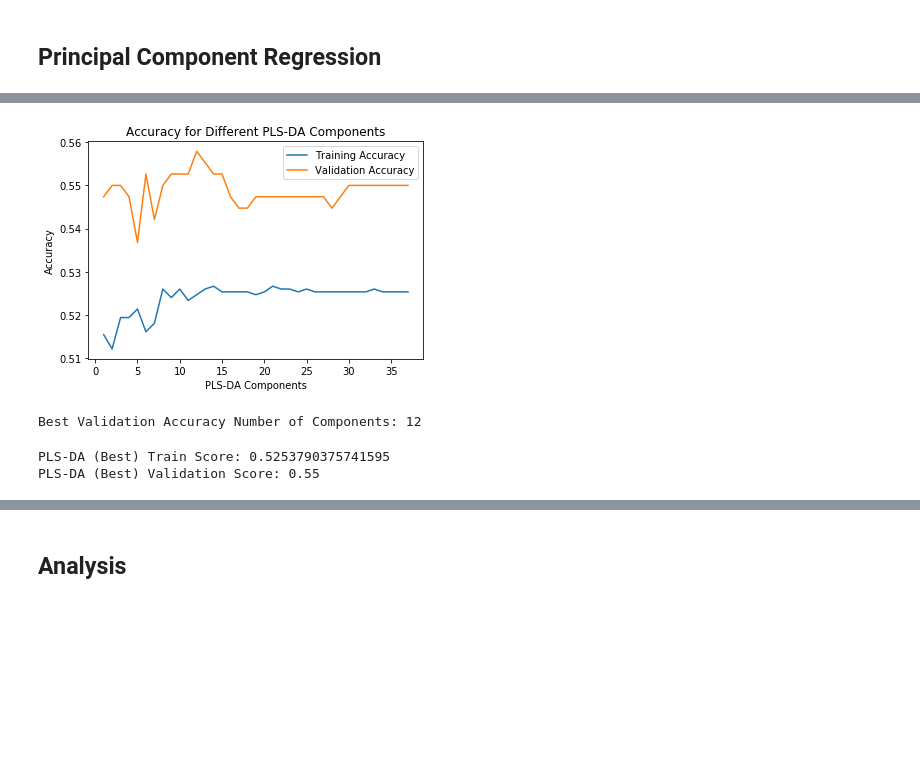
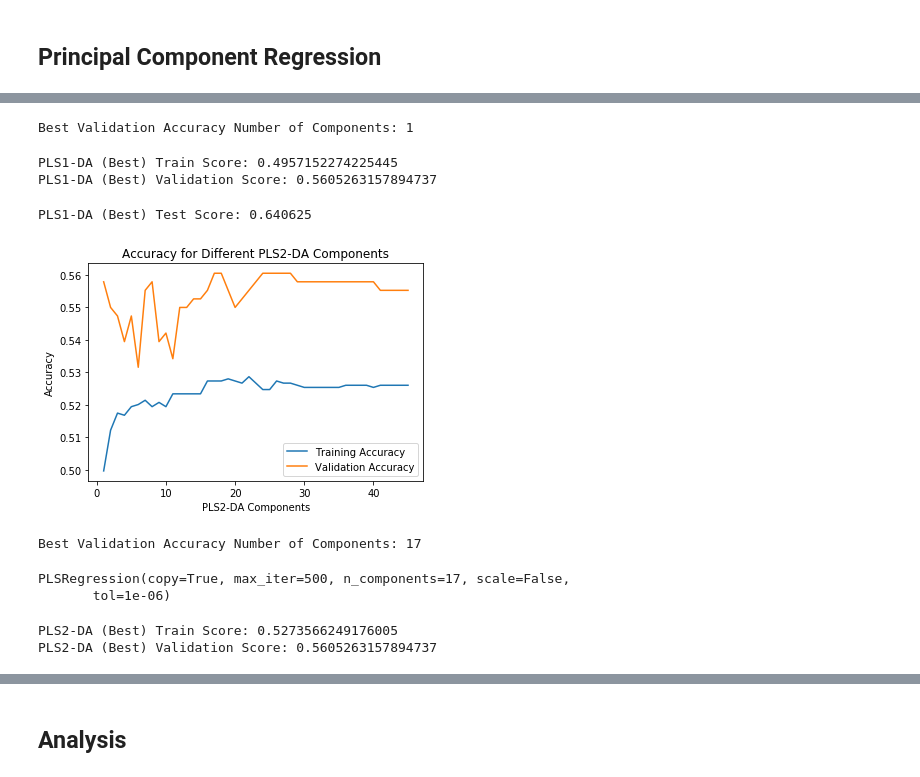
Before and after one commit to AC209aWC2018/World-Cup-2018, a Jupyter notebook: models/beyond_baseline.ipynb, the cells around one changed output, grey strips where cells are left out. Cells and saved outputs as stored; diff of their text form; code cells hidden in the pictures; blank space fills up the shorter version.

```diff
--- a/models/beyond_baseline.ipynb
+++ b/models/beyond_baseline.ipynb
@@ -311,3 +344,4 @@ PCR (Best) Test Score: 0.65625
 # %%
 lb = LabelBinarizer()
 y_train_lb = lb.fit_transform(y_train)
+y_valid_lb = lb.fit_transform(y_valid)
@@ -313,0 +381,5 @@ y_train_lb = lb.fit_transform(y_train)
+# %%
+plsda1_best_com = np.argmax(plsda1_valid_score)+1
+print('Best Validation Accuracy Number of Components: {}'.format(plsda1_best_com))
+# %% [output]
+Best Validation Accuracy Number of Components: 1
@@ -314,41 +413,62 @@ y_train_lb = lb.fit_transform(y_train)
+# %%
+# Best Validation Accuracy
+score["plsda1_best"] = {}
+score["plsda1_best"]["model"] = plsda1_best_mod
+score["plsda1_best"]["Train Score"] = accuracy_score(y_train, np.argmax(best_train_pred, axis=1) - 1)
+score["plsda1_best"]["Validation Score"] = accuracy_score(y_valid, np.argmax(best_valid_pred, axis=1) - 1)
+print("PLS1-DA (Best) Train Score: {}".format(score["plsda1_best"]["Train Score"]))
+print("PLS1-DA (Best) Validation Score: {}".format(score["plsda1_best"]["Validation Score"]))
+# %% [output]
+PLS1-DA (Best) Train Score: 0.4957152274225445
+PLS1-DA (Best) Validation Score: 0.5605263157894737
+# %%
+plsda1_best_test_pred = [np.where(np.argsort(val) == 1)[0][0]-1 if (i >= 48) & (np.argmax(val) == 1)
+                       else np.argmax(val)-1 for i, val in enumerate(best_test_pred)]
+
+print("PLS1-DA (Best) Test Score: {}".format(accuracy_score(y_test, plsda1_best_test_pred)))
+# %% [output]
+PLS1-DA (Best) Test Score: 0.640625
 # %%
-plsda_train_score = []
-plsda_valid_score = []
+plsda2_train_score = []
+plsda2_valid_score = []
+# PLS2
+for i in np.arange(1, X_train.shape[1]):
+    plsda2_mod = PLSRegression(n_components=i, scale=False)
+    plsda2_mod.fit(X_train_scaled, y_train_lb)
 
-for i in np.arange(1, X_train.shape[1]):
-    plsda_mod = PLSRegression(n_components=i, scale=False)
-    plsda_mod.fit(X_train_scaled, y_train_lb)
-
-    plsda_train_score.append(accuracy_score(y_train, np.argmax(plsda_mod.predict(X_train_scaled), axis=1) - 1))
-    plsda_valid_score.append(accuracy_score(y_valid, np.argmax(plsda_mod.predict(X_valid_scaled), axis=1) - 1))
+    plsda2_train_score.append(accuracy_score(y_train, np.argmax(plsda2_mod.predict(X_train_scaled), axis=1) - 1))
+    plsda2_valid_score.append(accuracy_score(y_valid, np.argmax(plsda2_mod.predict(X_valid_scaled), axis=1) - 1))
 # %%
-plt.plot(np.arange(1,len(plsda_train_score)+1), plsda_train_score, label='Training Accuracy')
-plt.plot(np.arange(1,len(plsda_valid_score)+1), plsda_valid_score, label='Validation Accuracy')
+plt.plot(np.arange(1,len(plsda2_train_score)+1), plsda2_train_score, label='Training Accuracy')
+plt.plot(np.arange(1,len(plsda2_valid_score)+1), plsda2_valid_score, label='Validation Accuracy')
 
-plt.title('Accuracy for Different PLS-DA Components')
-plt.xlabel('PLS-DA Components')
+plt.title('Accuracy for Different PLS2-DA Components')
+plt.xlabel('PLS2-DA Components')
 plt.ylabel('Accuracy')
 plt.legend();
 # %% [output]
-[figure, old version]
+[figure, new version]
 # %%
-plsda_best_com = np.argmax(plsda_valid_score)+1
-print('Best Validation Accuracy Number of Components: {}'.format(plsda_best_com))
+plsda2_best_com = np.argmax(plsda2_valid_score)+1
+print('Best Validation Accuracy Number of Components: {}'.format(plsda2_best_com))
 # %% [output]
-Best Validation Accuracy Number of Components: 12
+Best Validation Accuracy Number of Components: 17
 # %%
 # check test accuracy
-plsda_best_mod = PLSRegression(n_components=plsda_best_com, scale=False)
-plsda_best_mod.fit(X_train_scaled, y_train_lb);
+plsda2_best_mod = PLSRegression(n_components=plsda2_best_com, scale=False)
+plsda2_best_mod.fit(X_train_scaled, y_train_lb)
+# %% [output]
+PLSRegression(copy=True, max_iter=500, n_components=17, scale=False,
+       tol=1e-06)
 # %%
 # Best Validation Accuracy
-score["plsda_best"] = {}
-score["plsda_best"]["model"] = plsda_best_mod
-score["plsda_best"]["Train Score"] = accuracy_score(y_train, np.argmax(plsda_mod.predict(X_train_scaled), axis=1) - 1)
-score["plsda_best"]["Validation Score"] = accuracy_score(y_valid, np.argmax(plsda_mod.predict(X_valid_scaled), axis=1) - 1)
-print("PLS-DA (Best) Train Score: {}".format(score["plsda_best"]["Train Score"]))
-print("PLS-DA (Best) Validation Score: {}".format(score["plsda_best"]["Validation Score"]))
+score["plsda2_best"] = {}
+score["plsda2_best"]["model"] = plsda2_best_mod
+score["plsda2_best"]["Train Score"] = accuracy_score(y_train, np.argmax(plsda2_best_mod.predict(X_train_scaled), axis=1) - 1)
+score["plsda2_best"]["Validation Score"] = accuracy_score(y_valid, np.argmax(plsda2_best_mod.predict(X_valid_scaled), axis=1) - 1)
+print("PLS2-DA (Best) Train Score: {}".format(score["plsda2_best"]["Train Score"]))
+print("PLS2-DA (Best) Validation Score: {}".format(score["plsda2_best"]["Validation Score"]))
 # %% [output]
-PLS-DA (Best) Train Score: 0.5253790375741595
-PLS-DA (Best) Validation Score: 0.55
+PLS2-DA (Best) Train Score: 0.5273566249176005
+PLS2-DA (Best) Validation Score: 0.5605263157894737
 # %%
```
Also changed, not shown: parts of 22 cells of this notebook, 1 other file.
